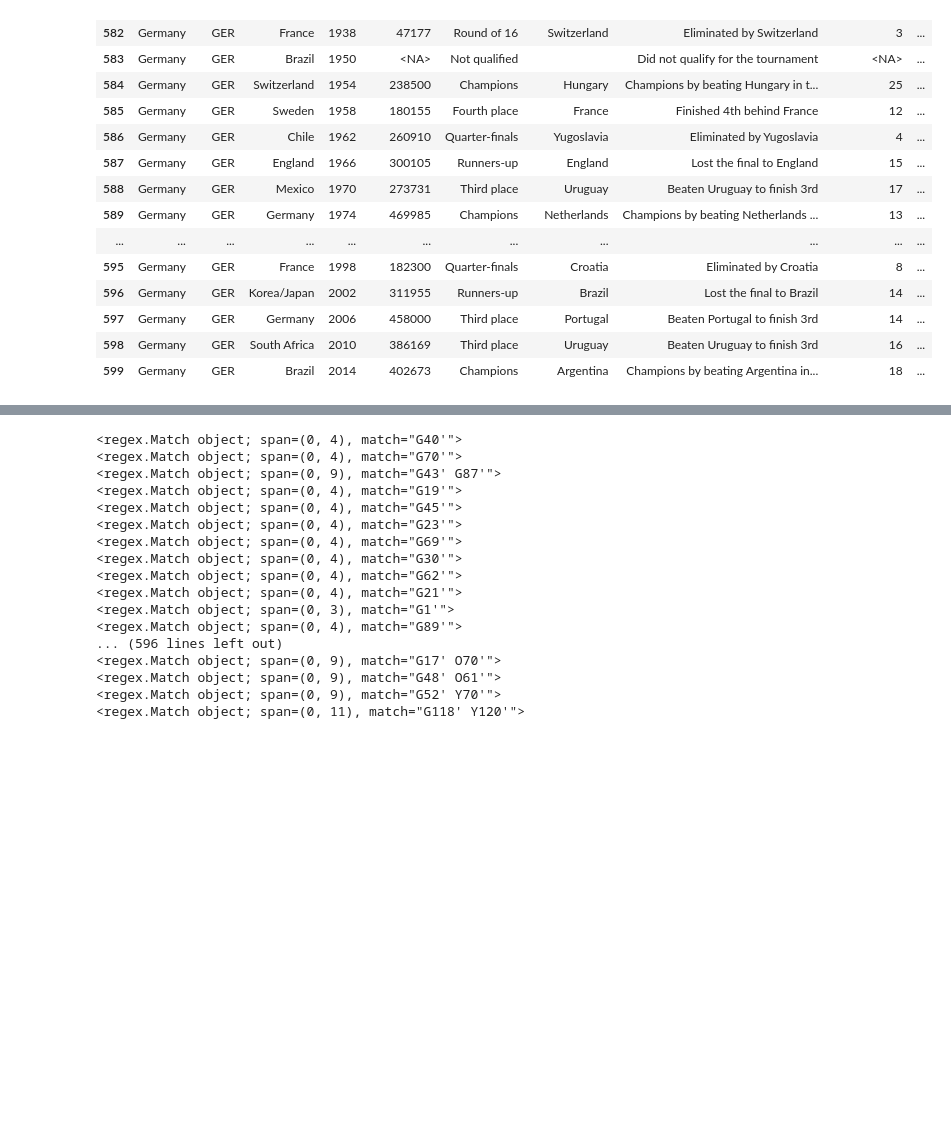
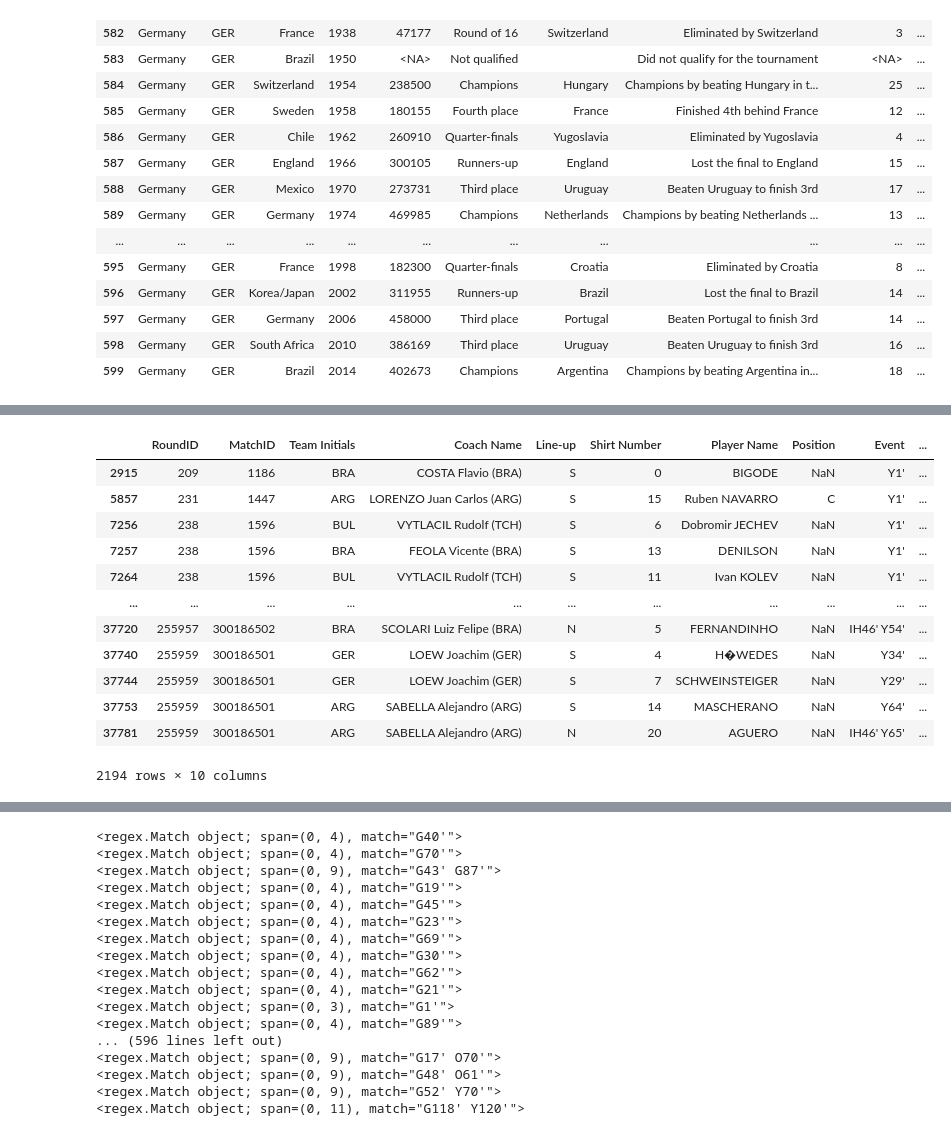
Before and after one commit to CaptainHippie/World-Cup-Analysis, a Jupyter notebook: fifa-wc.ipynb, the cells around one changed output, grey strips where cells are left out. Drawn from its saved outputs; the diff is of its cells as text; code cells hidden in the pictures; blank space fills up the shorter version.

Commit message:
player data update

```diff
--- a/fifa-wc.ipynb
+++ b/fifa-wc.ipynb
@@ -464,7 +447,7 @@ array(['Group 1', 'Group 4', 'Group 2', 'Group 3', 'Semi-finals', 'Final',
 all_years = df_match['Year'].unique()
 all_countries = df_match['Away Team Name'].sort_values().unique()
 all_initials = df_match['Away Team Initials'].sort_values().unique().tolist()
-df_players['Team Initials'].replace(['GDR', 'FRG'], 'GER', inplace=True)
+df_players['Team Initials'].replace(['FRG'], 'GER', inplace=True)
 # %%
 def get_country_results(country):
     df_ctr = df_match[(df_match['Away Team Name'] == country) | (df_match['Home Team Name'] == country)].copy()
@@ -679,0 +677,16 @@ pd.concat([df_argentina, df_germany]).reset_index(drop=True)
+# %%
+df_players[(df_players['Event'].str.count('Y') > 0)]
+# %% [output]
+|  | RoundID | MatchID | Team Initials | Coach Name | Line-up | Shirt Number | Player Name | Position | Event | ... |
+| 2915 | 209 | 1186 | BRA | COSTA Flavio (BRA) | S | 0 | BIGODE | NaN | Y1' | ... |
+| 5857 | 231 | 1447 | ARG | LORENZO Juan Carlos (ARG) | S | 15 | Ruben NAVARRO | C | Y1' | ... |
+| 7256 | 238 | 1596 | BUL | VYTLACIL Rudolf (TCH) | S | 6 | Dobromir JECHEV | NaN | Y1' | ... |
+| 7257 | 238 | 1596 | BRA | FEOLA Vicente (BRA) | S | 13 | DENILSON | NaN | Y1' | ... |
+| 7264 | 238 | 1596 | BUL | VYTLACIL Rudolf (TCH) | S | 11 | Ivan KOLEV | NaN | Y1' | ... |
+| ... | ... | ... | ... | ... | ... | ... | ... | ... | ... | ... |
+| 37720 | 255957 | 300186502 | BRA | SCOLARI Luiz Felipe (BRA) | N | 5 | FERNANDINHO | NaN | IH46' Y54' | ... |
+| 37740 | 255959 | 300186501 | GER | LOEW Joachim (GER) | S | 4 | H�WEDES | NaN | Y34' | ... |
+| 37744 | 255959 | 300186501 | GER | LOEW Joachim (GER) | S | 7 | SCHWEINSTEIGER | NaN | Y29' | ... |
+| 37753 | 255959 | 300186501 | ARG | SABELLA Alejandro (ARG) | S | 14 | MASCHERANO | NaN | Y64' | ... |
+| 37781 | 255959 | 300186501 | ARG | SABELLA Alejandro (ARG) | N | 20 | AGUERO | NaN | IH46' Y65' | ... |
+2194 rows × 10 columns
```
Also changed, not shown: parts of 10 cells of this notebook, 1 other file.
